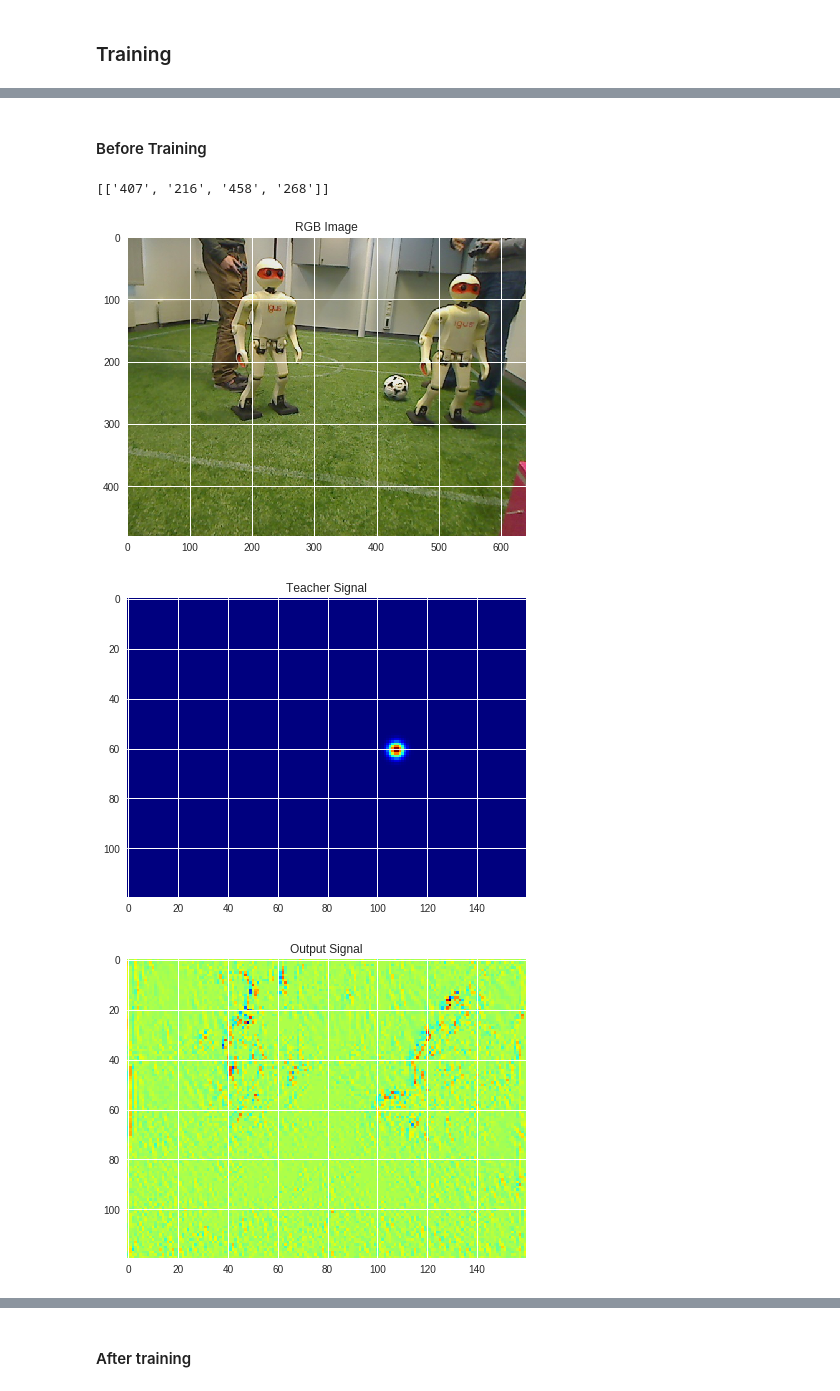
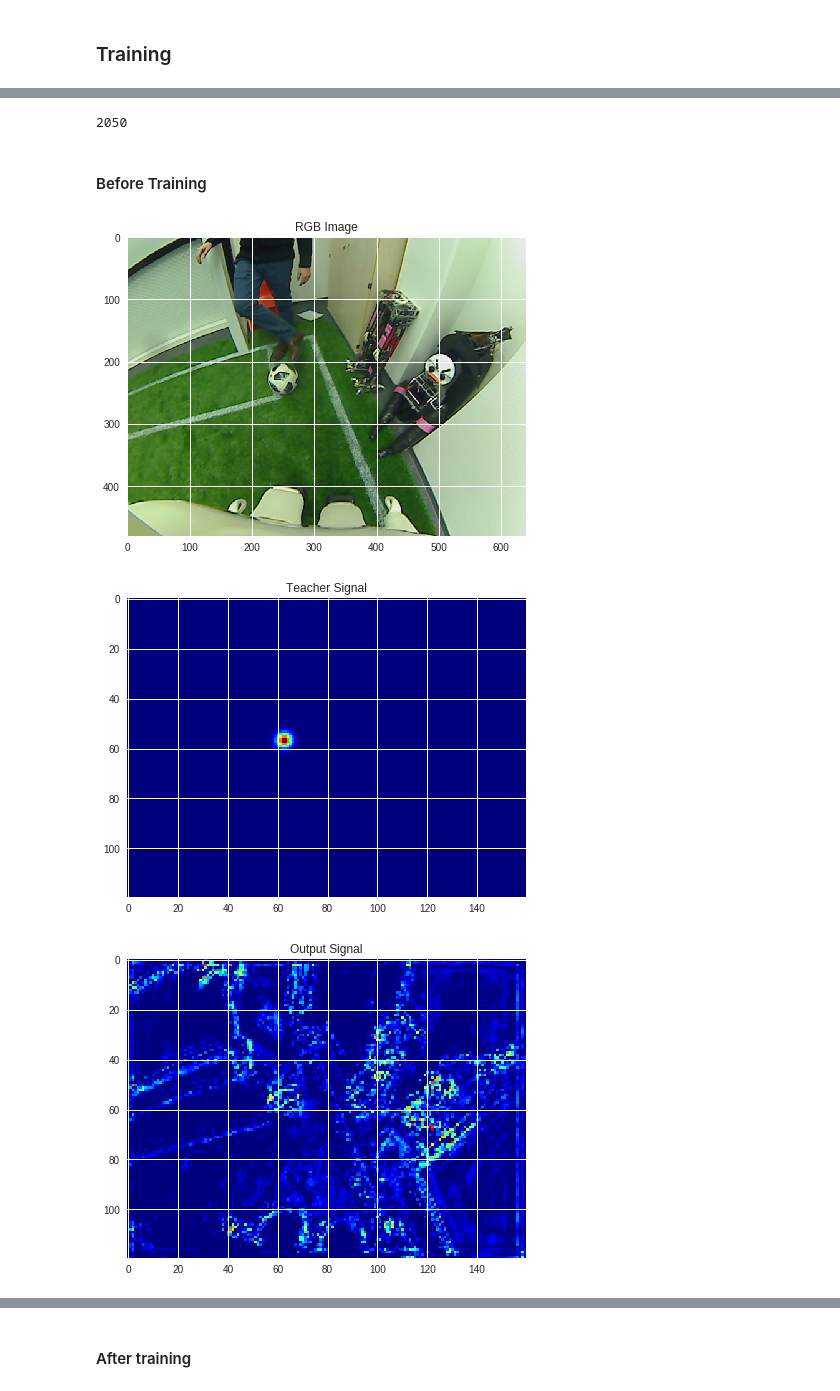
Before and after one commit to torayeff/RoboCupHumanoid, a Jupyter notebook: Sweaty1.ipynb, the cells around one changed output, grey strips where cells are left out. Saved outputs shown, nothing was run; the diff lists cells and outputs as text; code cells hidden in the pictures.

```diff
--- a/Sweaty1.ipynb
+++ b/Sweaty1.ipynb
@@ -75,19 +78,11 @@ cpu
 # %%
-modelPath = ''
-
-model = SweatyNet1(device=device)
+model = SweatyNet1()
 model.to(device)
-
-if modelPath != '':
-    print("Loading Sweaty")
-    model.load_state_dict(torch.load(modelPath))
-
 
 criterion = nn.MSELoss()
 optimizer = torch.optim.Adam(model.parameters())
 
-trainset = utils.SoccerBallDataset("data/image_tags/lab3_images/data.csv", "data/image_tags/lab3_images", downsample=4)
+trainset = utils.SoccerBallDataset("data/train_images/data.csv", "data/train_images", downsample=4)
 trainloader = torch.utils.data.DataLoader(trainset, batch_size=4, shuffle=True, num_workers=2)
-print(model)
 # %% [output]
 Computing teacher signals...
@@ -95,32 +90,33 @@ IndexError: list index out of range
+# %%
+print(len(trainset))
+# %% [output]
+2050
 # %% [markdown]
 #### Before Training
 # %%
-idx = 1
+idx = 1000
 
 image = trainset[idx]['image']
 signal = np.array(trainset[idx]['signal'].squeeze())
-print(trainset[idx]['bndboxes'])
 
-output = model(image.unsqueeze(0).float().to(device), None)
-
+output = model(image.unsqueeze(0).float().to(device))
 output_signal = np.array(output.cpu().squeeze().detach())
 
 plt.title("RGB Image")
 plt.imshow(np.array(image).transpose(1, 2, 0))
 plt.show()
 
 plt.title("Teacher Signal")
 plt.imshow(signal, cmap=cm.jet)
 plt.show()
 
 
 plt.title("Output Signal")
 plt.imshow(output_signal, cmap=cm.jet)
 plt.show()
 # %% [output]
-[['407', '216', '458', '268']]
-[figure, old version]
+[figure, new version]
-[figure, old version]
+[figure, new version]
-[figure, old version]
+[figure, new version]
 # %%
 epochs = 100
```
Also changed, not shown: parts of 11 cells of this notebook.
